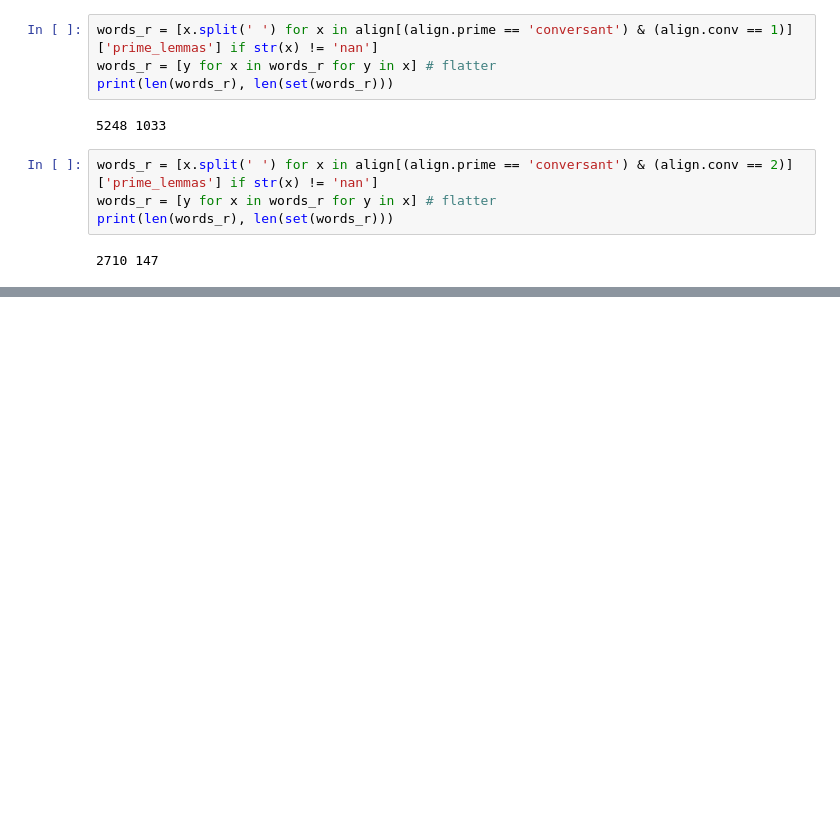
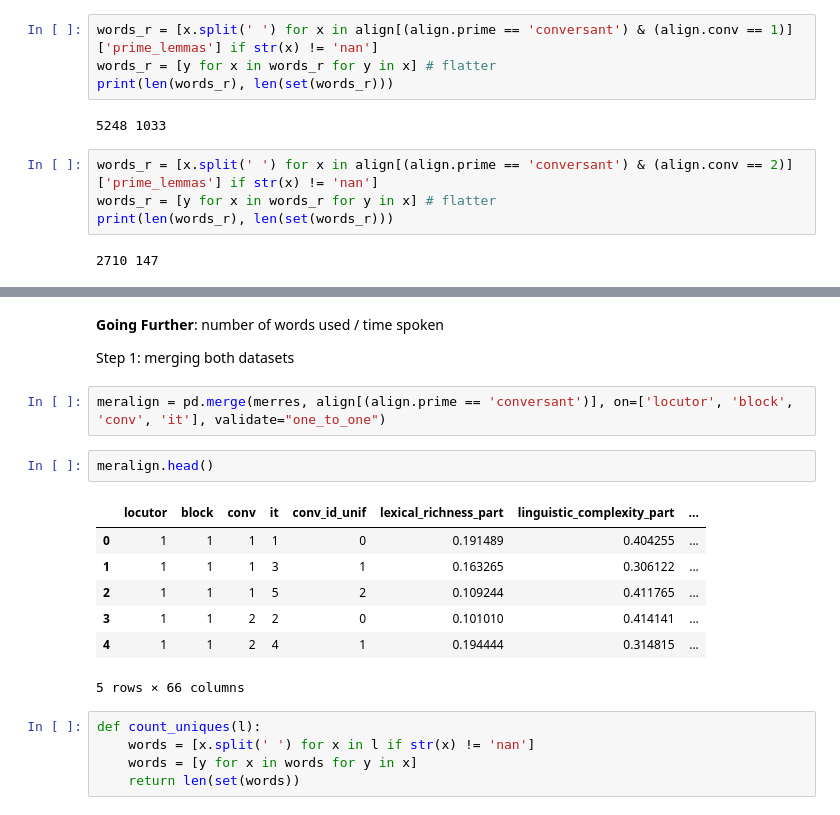
Before and after one commit to Neako/physsocial-summarydata, a Jupyter notebook: data_analysis/_ipynb/test_statistics.ipynb, the cells around one changed output, grey strips where cells are left out. Saved outputs shown, nothing was run; the diff lists cells and outputs as text; blank space fills up the shorter version.

```diff
--- a/data_analysis/_ipynb/test_statistics.ipynb
+++ b/data_analysis/_ipynb/test_statistics.ipynb
@@ -355,0 +371,21 @@ print(len(words_r), len(set(words_r)))
+# %% [markdown]
+**Going Further**: number of words used / time spoken
+
+Step 1: merging both datasets
+# %%
+meralign = pd.merge(merres, align[(align.prime == 'conversant')], on=['locutor', 'block', 'conv', 'it'], validate="one_to_one")
+# %%
+meralign.head()
+# %% [output]
+|  | locutor | block | conv | it | conv_id_unif | lexical_richness_part | linguistic_complexity_part | ... |
+| 0 | 1 | 1 | 1 | 1 | 0 | 0.191489 | 0.404255 | ... |
+| 1 | 1 | 1 | 1 | 3 | 1 | 0.163265 | 0.306122 | ... |
+| 2 | 1 | 1 | 1 | 5 | 2 | 0.109244 | 0.411765 | ... |
+| 3 | 1 | 1 | 2 | 2 | 0 | 0.101010 | 0.414141 | ... |
+| 4 | 1 | 1 | 2 | 4 | 1 | 0.194444 | 0.314815 | ... |
+5 rows × 66 columns
+# %%
+def count_uniques(l):
+    words = [x.split(' ') for x in l if str(x) != 'nan']
+    words = [y for x in words for y in x]
+    return len(set(words))
```
Also changed, not shown: parts of 14 cells of this notebook.
